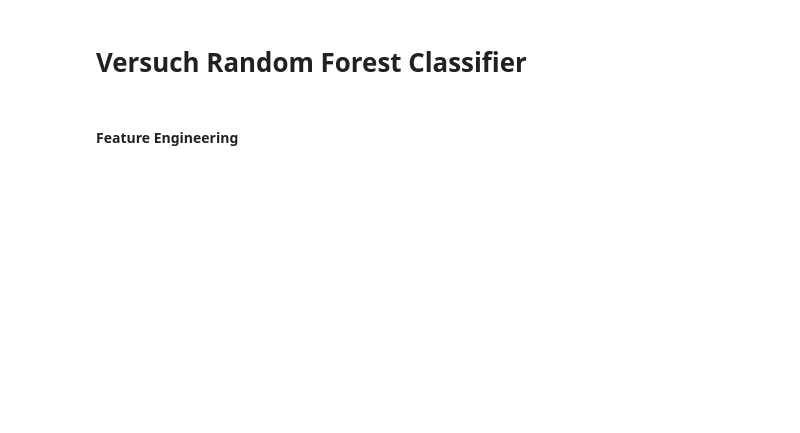
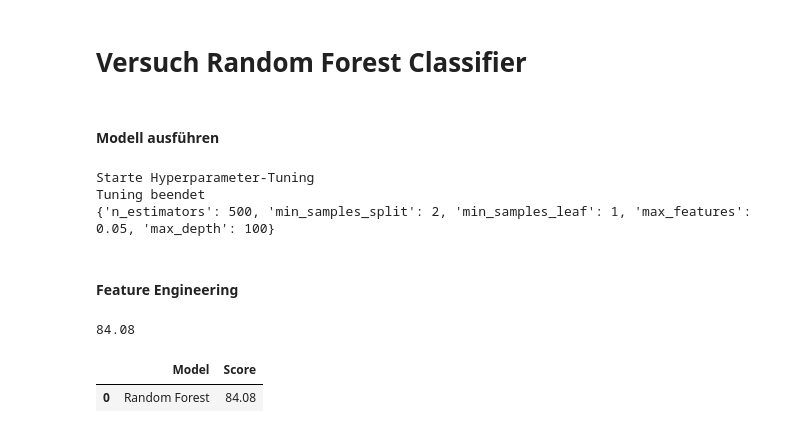
Before and after one commit to tlex-web/data_analysis_crisp_dm, a Jupyter notebook: data_preparation.ipynb, the cells around one changed output. Saved outputs shown, nothing was run; the diff lists cells and outputs as text; code cells hidden in the pictures; blank space fills up the shorter version.

Commit message:
Random Forest

```diff
--- a/data_preparation.ipynb
+++ b/data_preparation.ipynb
@@ -645,9 +645,10 @@ def get_auc_pr(y_test_df, y_proba):
     precision, recall, thresholds = precision_recall_curve(y_test_df, y_proba)
     return auc(recall, precision)
 
+# grater_is_better = höhere Werte sind besser - keine loss function
 scorer_auc_pr = make_scorer(get_auc_pr, greater_is_better = True, needs_proba=True)
 
-def create_random_forest_model(X_train_SMOTE, y_train_SMOTE, run_tuning = True):
+def create_random_forest_model(X_train_SMOTE, y_train_SMOTE, run_tuning = False):
 
     if run_tuning:
         # Hyperparameter-Tuning definieren
@@ -655,8 +656,8 @@ def create_random_forest_model(X_train_SMOTE, y_train_SMOTE, run_tuning = True):
 
         # Intervalle für das Tuning festlegen
         params = {
-            'n_estimators': [250, 500, 1000, 1500],                              #250, 500, 1000, 1500
-            'max_depth': [5, 10, 20, 30, 50, 100, 200, None],                    #5, 10, 20, 30, 50, 100, 200, None
+            'n_estimators': [250, 500],                              #250, 500, 1000, 1500
+            'max_depth': [5, 10, 50, 100, 200, None],                    #5, 10, 20, 30, 50, 100, 200, None
             'min_samples_split': [2, .1,.5],
             'min_samples_leaf': [1 , 3, 9],
             'max_features': [.01, .05, .05, 'log2', "sqrt", 'auto']
@@ -671,9 +672,9 @@ def create_random_forest_model(X_train_SMOTE, y_train_SMOTE, run_tuning = True):
                                 random_state = 42)
 
         # Tuning durchführen
-        print_msg('Starte Hyperparameter-Tuning')
+        print('Starte Hyperparameter-Tuning')
         cv.fit(X_train_SMOTE, y_train_SMOTE)
-        print_msg('Tuning beendet')
+        print('Tuning beendet')
 
         print(cv.best_params_)
         best_params = cv.best_params_
@@ -690,7 +691,33 @@ def create_random_forest_model(X_train_SMOTE, y_train_SMOTE, run_tuning = True):
         model_rf.fit(X_train_SMOTE, y_train_SMOTE)
 
     return model_rf
+# %% [markdown]
+#### Modell ausführen
+# %%
+# Modell ausführen
+model_rf = create_random_forest_model(X_train_SMOTE, y_train_SMOTE, run_tuning=True)
+# %% [output]
+Starte Hyperparameter-Tuning
+Tuning beendet
+{'n_estimators': 500, 'min_samples_split': 2, 'min_samples_leaf': 1, 'max_features': 0.05, 'max_depth': 100}
 # %% [markdown]
 #### Feature Engineering
+# %%
+Y_pred = model_rf.predict(X_test_df_knn)
+acc_rf = round(model_rf.score(X_test_df_knn, y_test) * 100,2)
+acc_rf
+# %% [output]
+84.08
+# %%
+# Modell Evaluation
+# Hier können wir dann alle Modell anhand von verschiedenen Gütemaßen in einer Tabelle vergleichen
+models = pd.DataFrame({
+    'Model': ['Random Forest'],
+    'Score': [acc_rf]
+})
+models.sort_values(by='Score', ascending=False)
+# %% [output]
+|  | Model | Score |
+| 0 | Random Forest | 84.08 |
 # %%
 df.to_csv('./data/clean_data.csv', sep="$", decimal=".")
```
Also changed, not shown: parts of 3 cells of this notebook.
